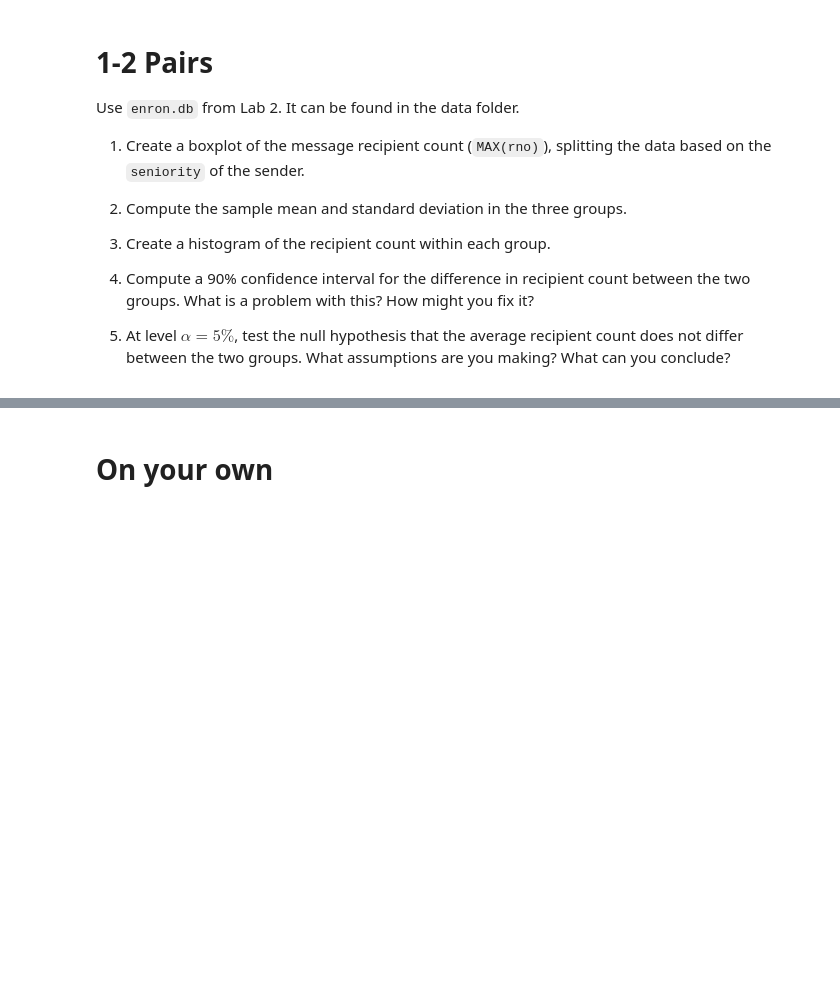
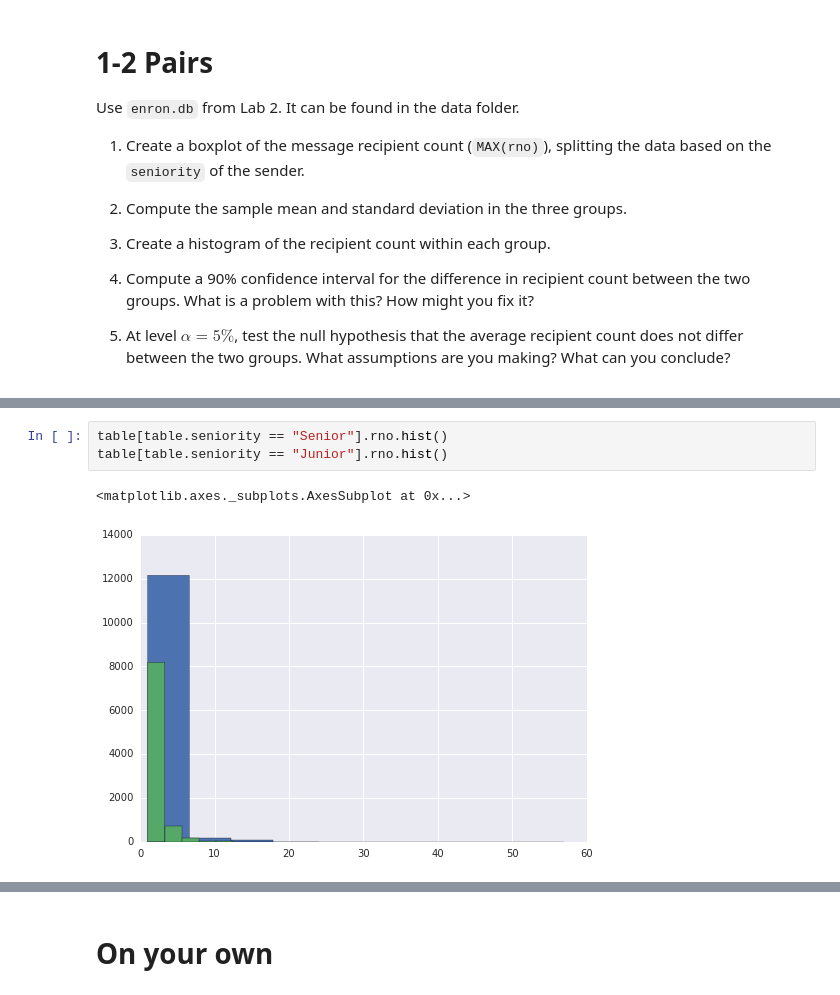
Before and after one commit to zfcousens/DAT_SF_12, a Jupyter notebook: 08-Stats_Lab.ipynb, the cells around one changed output, grey strips where cells are left out. Cells and saved outputs as stored; diff of their text form; blank space fills up the shorter version.

```diff
--- a/08-Stats_Lab.ipynb
+++ b/08-Stats_Lab.ipynb
@@ -82,0 +151,6 @@ Use `enron.db` from Lab 2. It can be found in the data folder.
+# %%
+table[table.seniority == "Senior"].rno.hist()
+table[table.seniority == "Junior"].rno.hist()
+# %% [output]
+<matplotlib.axes._subplots.AxesSubplot at 0x...>
+[figure, added]
```
Also changed, not shown: parts of 7 cells of this notebook, 7 other files.
